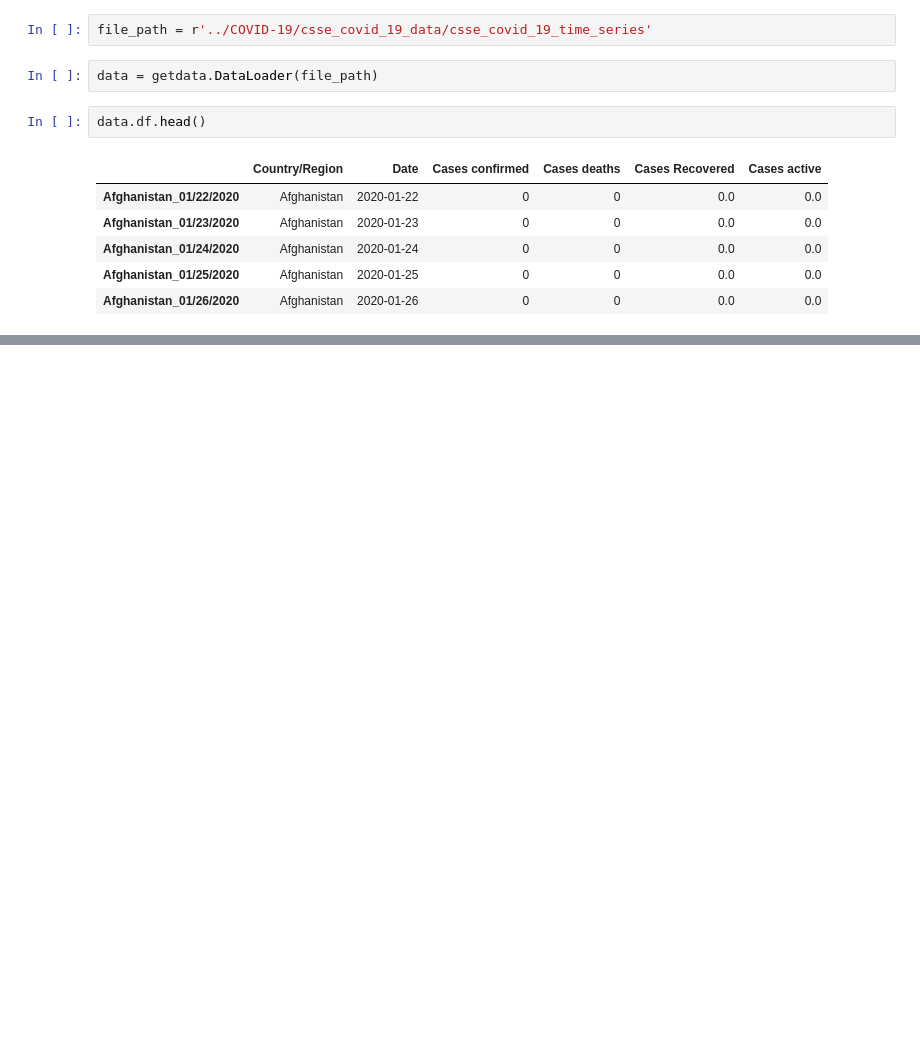
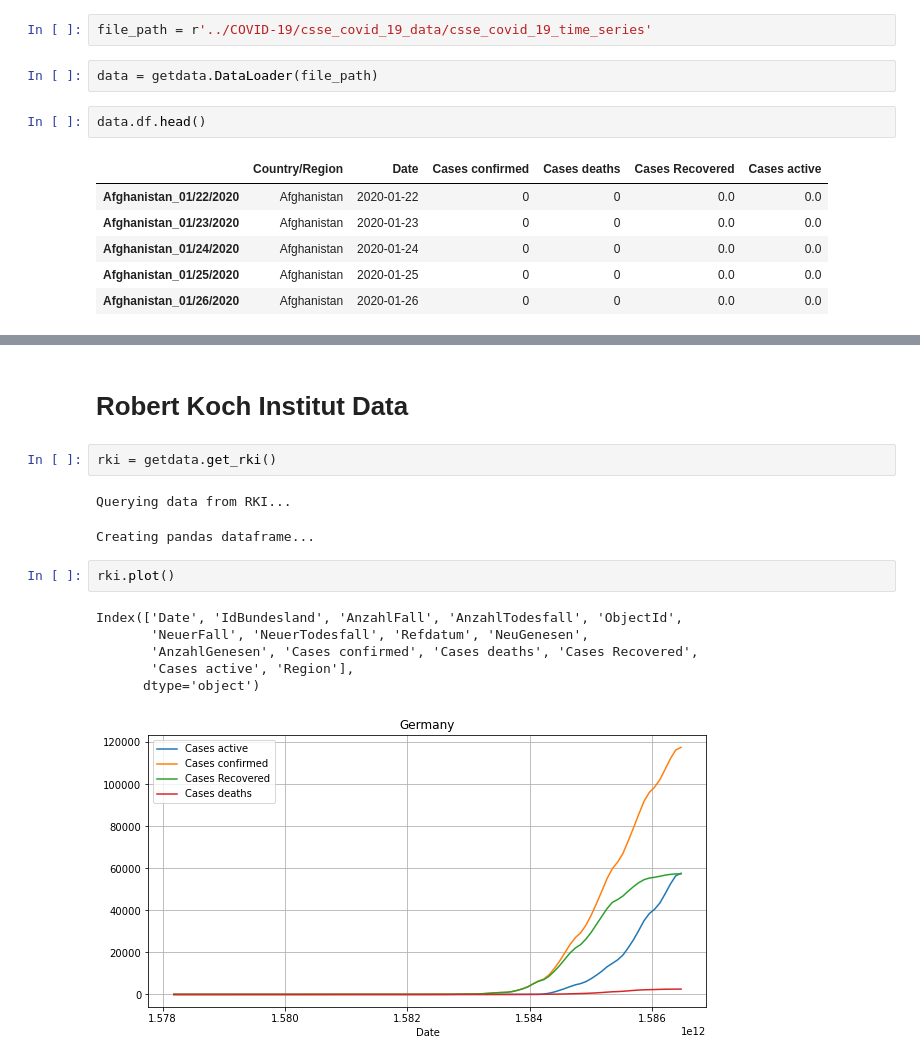
Before and after one commit to petetheat/covid19, a Jupyter notebook: Covid19_data.ipynb, the cells around one changed output, grey strips where cells are left out. Saved outputs shown, nothing was run; the diff lists cells and outputs as text; blank space fills up the shorter version.

Commit message:
RKI data is obtained via API

```diff
--- a/Covid19_data.ipynb
+++ b/Covid19_data.ipynb
@@ -37,0 +40,16 @@ data.plot('France')
+# %% [markdown]
+# Robert Koch Institut Data
+# %%
+rki = getdata.get_rki()
+# %% [output]
+Querying data from RKI...
+Creating pandas dataframe...
+# %%
+rki.plot()
+# %% [output]
+Index(['Date', 'IdBundesland', 'AnzahlFall', 'AnzahlTodesfall', 'ObjectId',
+       'NeuerFall', 'NeuerTodesfall', 'Refdatum', 'NeuGenesen',
+       'AnzahlGenesen', 'Cases confirmed', 'Cases deaths', 'Cases Recovered',
+       'Cases active', 'Region'],
+      dtype='object')
+[figure, added]
```
Also changed, not shown: parts of 6 cells of this notebook, 3 other files.
